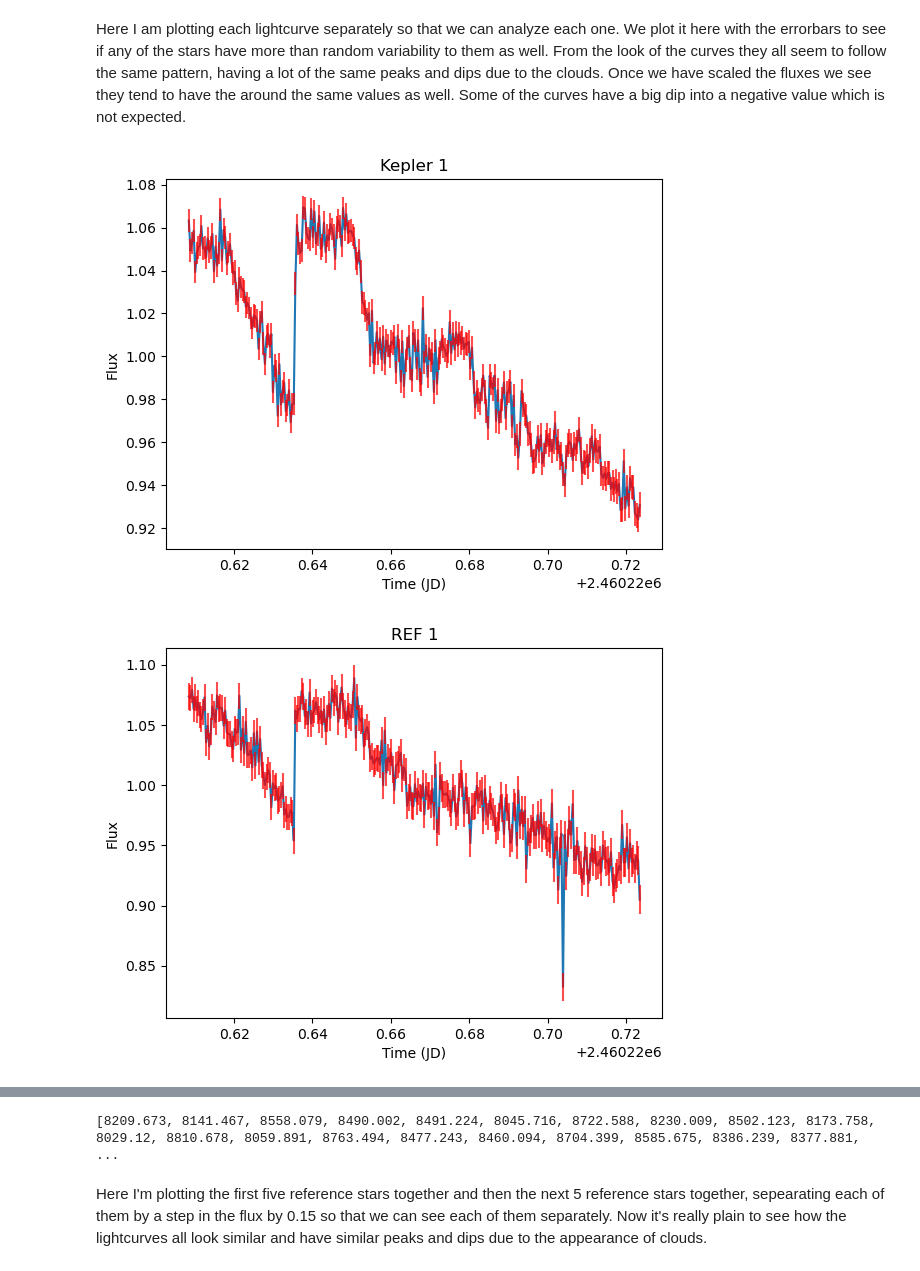
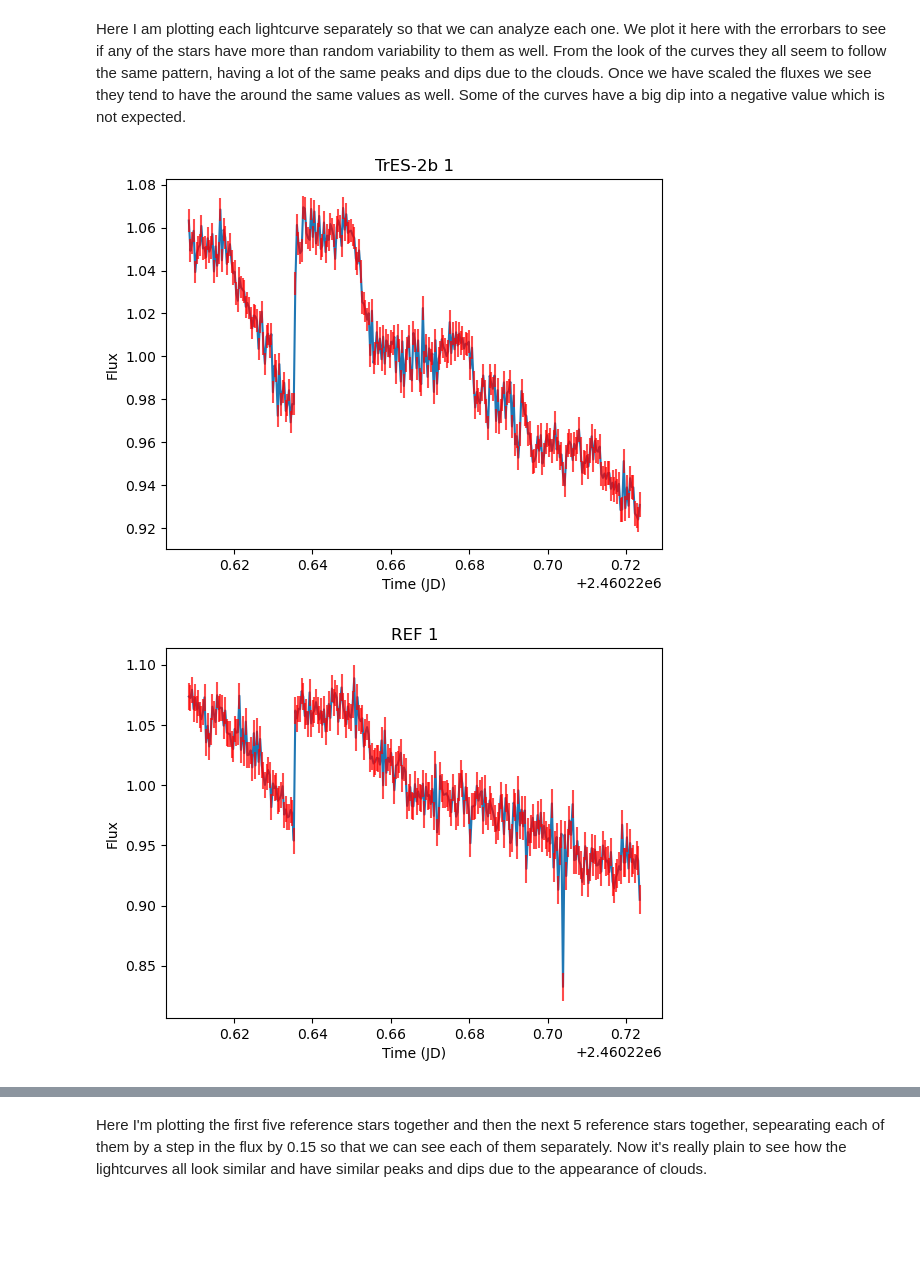
Before and after one commit to Efrain1013/AST_443, a Jupyter notebook: Lab_2_again/Section_4_4.ipynb, the cells around one changed output, grey strips where cells are left out. Cells and saved outputs as stored; diff of their text form; code cells hidden in the pictures; blank space fills up the shorter version.

```diff
--- a/Lab_2_again/Section_4_4.ipynb
+++ b/Lab_2_again/Section_4_4.ipynb
@@ -90,19 +90,17 @@ Here I am plotting each lightcurve separately so that we can analyze each one. W
 # %%
 for i in range(0, 11):
 #     plt.figure(figsize=(20, 10))
     plt.xlabel('Time (JD)')
     plt.plot(JDs[i],scaled_flux[i])
     plt.errorbar(JDs[i], scaled_flux[i], yerr=scaled_flux_err[i], linestyle='', color='r', alpha=0.7)
     plt.ylabel('Flux')
     if i == 0:
-        plt.title("Kepler 1")
+        plt.title("TrES-2b 1")
     else:
         plt.title(rf'REF {i}')
     plt.show()
-
-print(flux[3])
 # %% [output]
-[figure, old version]
+[figure, new version]
 [figure]
 [figure]
 [figure]
@@ -113,7 +111,6 @@ print(flux[3])
 [figure]
 [figure]
 [figure]
-[8209.673, 8141.467, 8558.079, 8490.002, 8491.224, 8045.716, 8722.588, 8230.009, 8502.123, 8173.758, 8029.12, 8810.678, 8059.891, 8763.494, 8477.243, 8460.094, 8704.399, 8585.675, 8386.239, 8377.881,  ...
 # %% [markdown]
 Here I'm plotting the first five reference stars together and then the next 5 reference stars together, sepearating each of them by a step in the flux by 0.15 so that we can see each of them separately. Now it's really plain to see how the lightcurves all look similar and have similar peaks and dips due to the appearance of clouds.
 # %%
```
Also changed, not shown: parts of 2 cells of this notebook, 2 other files.
